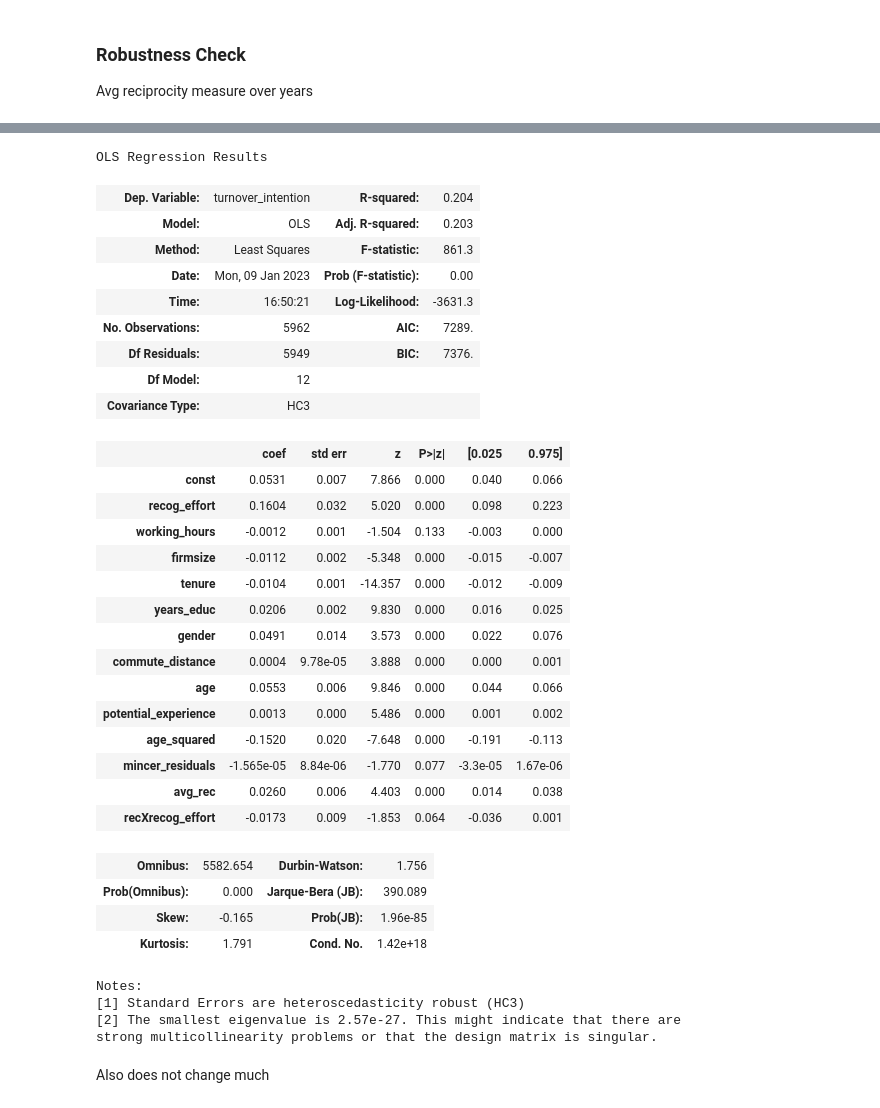
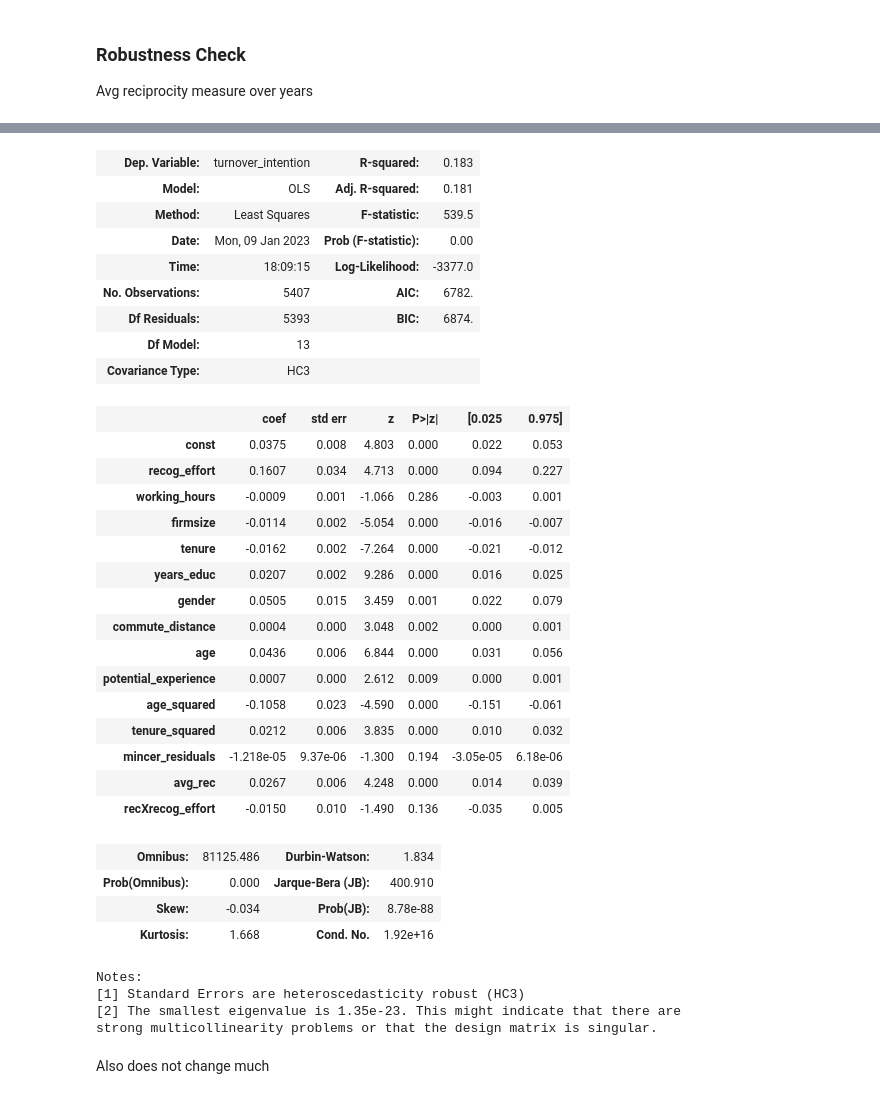
Before and after one commit to maxxxbb/ResearchModule, a Jupyter notebook: src/data_management/FirstRegression.ipynb, the cells around one changed output, grey strips where cells are left out. Saved outputs shown, nothing was run; the diff lists cells and outputs as text; code cells hidden in the pictures.

```diff
--- a/src/data_management/FirstRegression.ipynb
+++ b/src/data_management/FirstRegression.ipynb
@@ -21,7 +21,7 @@ from pathlib import Path
 # Path Max: C:/Users/max-admin/Desktop/Masterstudium/WiSe_22_23/Research_Module/SOEP-Data/Stata/raw
 # Path Maxie: /Volumes/dohmen_soep/SOEP-CORE.v36eu_STATA/Stata/raw
 
-data_folder = Path("C:/Users/max-admin/Desktop/Masterstudium/WiSe_22_23/Research_Module/SOEP-Data/Stata/raw")
+data_folder = Path("/Volumes/dohmen_soep/SOEP-CORE.v36eu_STATA/Stata/raw")
 # define relevant subsets of SOEP-data
 file_names = ['vp', 'wp', 'xp']
 
@@ -276,6 +276,8 @@ def merge_and_clean(df_05,df_06,df_07,work07,rc_cardinal = 0,rc_rec_binary=0):
     recoded['age'] = 2007 - recoded['year_birth']
     recoded["potential_experience"] = pow((recoded["age"] - 18), 2)
     recoded["age_squared"] = (recoded["age"] ** 2) / 100
+
+    recoded["tenure_squared"] = (recoded["tenure"] ** 2) / 100
     # recode categoricals back to make it better readable
     recoded["reason_new_job"] = recoded["reason_new_job"].map(reversed_mapping_reason)
     recoded["school_degree"] = recoded["school_degree"].map(reversed_mapping_schoold)
@@ -300,7 +302,7 @@ def add_mincer_residuals(cleaneddata):
     # specify which columns to drop from our dataframe
     df_mincer = cleaneddata.drop(columns=['syear_x', 'similar_problems', 'take_revenge', 'insult_back','syear_y', 'felt_recog_sup', 'felt_recog_effort',
        'recog_personal', 'felt_recog_personal', 'recog_pay', 'felt_recog_pay', 'syear_y', 'year_birth', 'new_job',
-       'reason_new_job', 'school_degree','overtime', 'recog_sup', 'age', 'commute_distance', 'recog_effort', 'working_hours', 'turnover_intention', 'rec1' , 'rec2' , 'rec3' , 'rec4', 'rec5' , 'rec6' , 'rec7' , 'work_satisfaction'])
+       'reason_new_job', 'school_degree','overtime', 'recog_sup', 'commute_distance', 'recog_effort', 'working_hours', 'age', 'turnover_intention', 'rec1' , 'rec2' , 'rec3' , 'rec4', 'rec5' , 'rec6' , 'rec7' , 'work_satisfaction'])
     # Convert 'gender' and 'sector' columns to categorical data type
     for col in ['gender']:
         df_mincer[col] = df_mincer[col].astype('category')
@@ -337,7 +339,7 @@ def include_jobchangers(data07,onlynewemployer=False,worksatisfaction=False,rc_c
     # read in cleaned 2006 dataset:
     #  change path here : Maxie: '/Users/maxieschulze/Documents/Dokumente - MacBook Pro von Maxie/5. Semester/Research Module/ResearchModule/src/data_management/2006jobchange.csv'
     #                     Max 'C:/Users/max-admin/Desktop/Masterstudium/WiSe_22_23/Research_Module/finalproj/src/data_management/2006jobchange.csv'
-    observations_2006 = pd.read_csv('C:/Users/max-admin/Desktop/Masterstudium/WiSe_22_23/Research_Module/finalproj/src/data_management/2006jobchange.csv')
+    observations_2006 = pd.read_csv('/Users/maxieschulze/Documents/Dokumente - MacBook Pro von Maxie/5. Semester/Research Module/ResearchModule/src/data_management/2006jobchange.csv')
     # some initial datamanagement
     observations_2006.reset_index(inplace=True)
     observations_2006.set_index(["pid","hid"], inplace=True)
@@ -568,7 +617,7 @@ dfrc2 = include_jobchangers(add_mincer_residuals(merge_and_clean(df_05,df_06,df_
 # specify columns which we need for regression by dropping everything else
 dfrc_dummy = dfrc2.drop(columns=['similar_problems', 'take_revenge', 'insult_back','felt_recog_sup', 'felt_recog_effort',
        'recog_personal', 'felt_recog_personal', 'recog_pay', 'felt_recog_pay','year_birth', 'new_job',
-       'reason_new_job', 'school_degree','overtime', 'recog_sup','wage_lastmonth', 'avg_rec','rec1'])
+       'reason_new_job', 'school_degree','overtime', 'recog_sup','wage_lastmonth', 'avg_rec','rec1', 'work_satisfaction'])
 # add interaction terms
 for col in ['rec2' , 'rec3' , 'rec4', 'rec5' , 'rec6' , 'rec7']:
     dfrc_dummy = dfrc_dummy.assign(**{col + '_X_recog_effort': dfrc_dummy[col] * dfrc_dummy['recog_effort']})
@@ -705,7 +737,7 @@ df_OLS_avg = df_OLS_avg.drop(columns=['similar_problems', 'take_revenge', 'insul
 # Load avg reciprocity measures over the years
 # Max 'C:/Users/max-admin/Desktop/Masterstudium/WiSe_22_23/Research_Module/finalproj/src/data_management/rec_avgyears.csv'
 # Maxie '/Users/maxieschulze/Documents/Dokumente - MacBook Pro von Maxie/5. Semester/Research Module/ResearchModule/src/data_management/rec_avgyears.csv'
-avg_reciprocity = pd.read_csv('C:/Users/max-admin/Desktop/Masterstudium/WiSe_22_23/Research_Module/finalproj/src/data_management/rec_avgyears.csv')
+avg_reciprocity = pd.read_csv('/Users/maxieschulze/Documents/Dokumente - MacBook Pro von Maxie/5. Semester/Research Module/ResearchModule/src/data_management/rec_avgyears.csv')
 avg_reciprocity.reset_index(inplace=True)
 avg_reciprocity.set_index(["pid","hid"], inplace=True)
 avg_reciprocity.drop("index",axis=1 ,inplace =True)
@@ -717,10 +749,6 @@ df_avg_years["recXrecog_effort"] = df_avg_years["recog_effort"] * df_avg_years["
 df_avg_years.dropna(inplace=True)
 
 
-
-
-from statsmodels.regression.linear_model import OLS
-
 Y = df_avg_years["turnover_intention"]
 X = df_avg_years.drop(columns=["turnover_intention"])
 X = sm.add_constant(X)
@@ -740,35 +760,35 @@ See the caveats in the documentation: https://pandas.pydata.org/pandas-docs/stab
-OLS Regression Results
-| Dep. Variable: | turnover_intention | R-squared: | 0.204 |
-| Model: | OLS | Adj. R-squared: | 0.203 |
-| Method: | Least Squares | F-statistic: | 861.3 |
+| Dep. Variable: | turnover_intention | R-squared: | 0.183 |
+| Model: | OLS | Adj. R-squared: | 0.181 |
+| Method: | Least Squares | F-statistic: | 539.5 |
 | Date: | Mon, 09 Jan 2023 | Prob (F-statistic): | 0.00 |
-| Time: | 16:50:21 | Log-Likelihood: | -3631.3 |
-| No. Observations: | 5962 | AIC: | 7289. |
-| Df Residuals: | 5949 | BIC: | 7376. |
-| Df Model: | 12 |  |  |
+| Time: | 18:09:15 | Log-Likelihood: | -3377.0 |
+| No. Observations: | 5407 | AIC: | 6782. |
+| Df Residuals: | 5393 | BIC: | 6874. |
+| Df Model: | 13 |  |  |
 | Covariance Type: | HC3 |  |  |
 |  | coef | std err | z | P>|z| | [0.025 | 0.975] |
-| const | 0.0531 | 0.007 | 7.866 | 0.000 | 0.040 | 0.066 |
-| recog_effort | 0.1604 | 0.032 | 5.020 | 0.000 | 0.098 | 0.223 |
-| working_hours | -0.0012 | 0.001 | -1.504 | 0.133 | -0.003 | 0.000 |
-| firmsize | -0.0112 | 0.002 | -5.348 | 0.000 | -0.015 | -0.007 |
-| tenure | -0.0104 | 0.001 | -14.357 | 0.000 | -0.012 | -0.009 |
-| years_educ | 0.0206 | 0.002 | 9.830 | 0.000 | 0.016 | 0.025 |
-| gender | 0.0491 | 0.014 | 3.573 | 0.000 | 0.022 | 0.076 |
-| commute_distance | 0.0004 | 9.78e-05 | 3.888 | 0.000 | 0.000 | 0.001 |
-| age | 0.0553 | 0.006 | 9.846 | 0.000 | 0.044 | 0.066 |
-| potential_experience | 0.0013 | 0.000 | 5.486 | 0.000 | 0.001 | 0.002 |
-| age_squared | -0.1520 | 0.020 | -7.648 | 0.000 | -0.191 | -0.113 |
-| mincer_residuals | -1.565e-05 | 8.84e-06 | -1.770 | 0.077 | -3.3e-05 | 1.67e-06 |
-| avg_rec | 0.0260 | 0.006 | 4.403 | 0.000 | 0.014 | 0.038 |
-| recXrecog_effort | -0.0173 | 0.009 | -1.853 | 0.064 | -0.036 | 0.001 |
+| const | 0.0375 | 0.008 | 4.803 | 0.000 | 0.022 | 0.053 |
+| recog_effort | 0.1607 | 0.034 | 4.713 | 0.000 | 0.094 | 0.227 |
+| working_hours | -0.0009 | 0.001 | -1.066 | 0.286 | -0.003 | 0.001 |
+| firmsize | -0.0114 | 0.002 | -5.054 | 0.000 | -0.016 | -0.007 |
+| tenure | -0.0162 | 0.002 | -7.264 | 0.000 | -0.021 | -0.012 |
+| years_educ | 0.0207 | 0.002 | 9.286 | 0.000 | 0.016 | 0.025 |
+| gender | 0.0505 | 0.015 | 3.459 | 0.001 | 0.022 | 0.079 |
+| commute_distance | 0.0004 | 0.000 | 3.048 | 0.002 | 0.000 | 0.001 |
+| age | 0.0436 | 0.006 | 6.844 | 0.000 | 0.031 | 0.056 |
+| potential_experience | 0.0007 | 0.000 | 2.612 | 0.009 | 0.000 | 0.001 |
+| age_squared | -0.1058 | 0.023 | -4.590 | 0.000 | -0.151 | -0.061 |
+| tenure_squared | 0.0212 | 0.006 | 3.835 | 0.000 | 0.010 | 0.032 |
+| mincer_residuals | -1.218e-05 | 9.37e-06 | -1.300 | 0.194 | -3.05e-05 | 6.18e-06 |
+| avg_rec | 0.0267 | 0.006 | 4.248 | 0.000 | 0.014 | 0.039 |
+| recXrecog_effort | -0.0150 | 0.010 | -1.490 | 0.136 | -0.035 | 0.005 |
-| Omnibus: | 5582.654 | Durbin-Watson: | 1.756 |
-| Prob(Omnibus): | 0.000 | Jarque-Bera (JB): | 390.089 |
-| Skew: | -0.165 | Prob(JB): | 1.96e-85 |
-| Kurtosis: | 1.791 | Cond. No. | 1.42e+18 |
+| Omnibus: | 81125.486 | Durbin-Watson: | 1.834 |
+| Prob(Omnibus): | 0.000 | Jarque-Bera (JB): | 400.910 |
+| Skew: | -0.034 | Prob(JB): | 8.78e-88 |
+| Kurtosis: | 1.668 | Cond. No. | 1.92e+16 |
-Notes:
-[1] Standard Errors are heteroscedasticity robust (HC3)
-[2] The smallest eigenvalue is 2.57e-27. This might indicate that there are
-strong multicollinearity problems or that the design matrix is singular.
+Notes:
+[1] Standard Errors are heteroscedasticity robust (HC3)
+[2] The smallest eigenvalue is 1.35e-23. This might indicate that there are
+strong multicollinearity problems or that the design matrix is singular.
 # %% [markdown]
 Also does not change much
```
Also changed, not shown: parts of 7 cells of this notebook.
